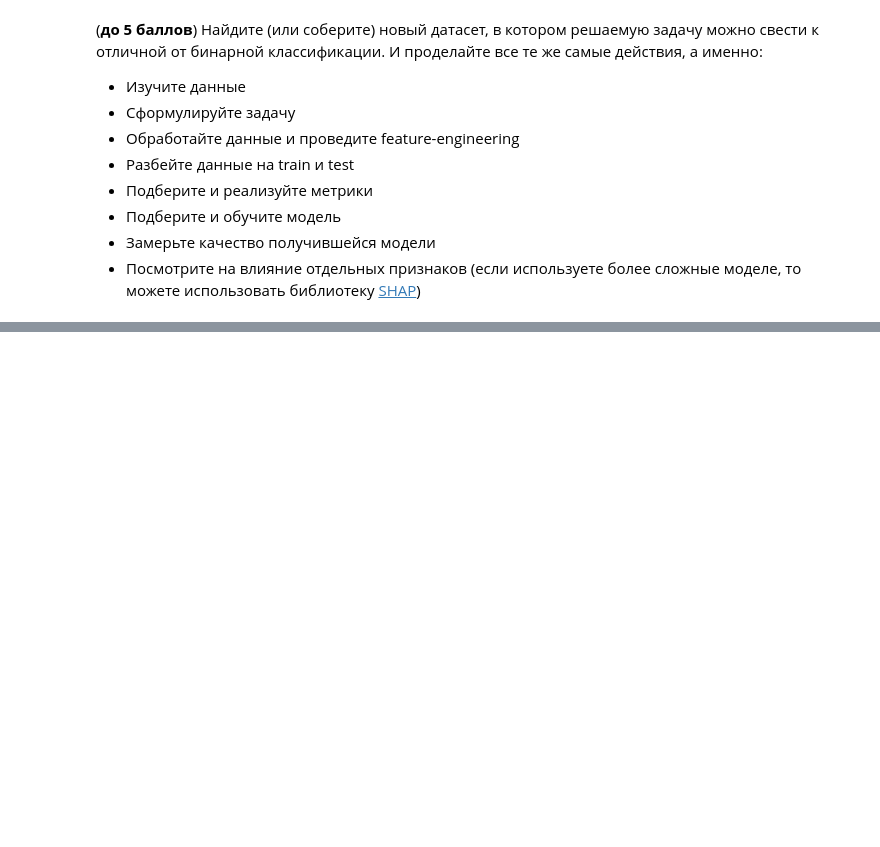
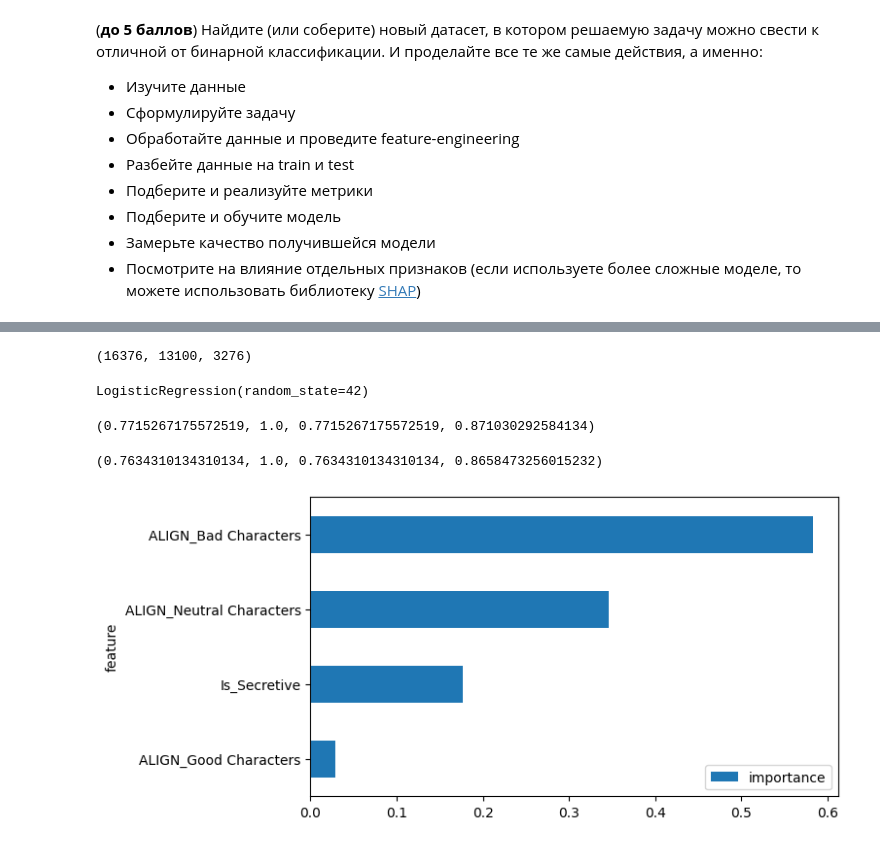
Before and after one commit to Grandher/MLabs-IIS-lessons_python, a Jupyter notebook: Task5/6_ml_classic.ipynb, the cells around one changed output, grey strips where cells are left out. Drawn from its saved outputs; the diff is of its cells as text; code cells hidden in the pictures; blank space fills up the shorter version.

```diff
--- a/Task5/6_ml_classic.ipynb
+++ b/Task5/6_ml_classic.ipynb
@@ -392,0 +398,8 @@ Name: Survived, dtype: float64
+# %%
+marvel["Is_Secretive"] = (marvel["ID"] == "Secret Identity").astype(int)
+marvel = pd.get_dummies(marvel, columns=["ALIGN"], prefix="ALIGN")
+
+columns_to_check = ["Is_Secretive", "ALIGN_Bad Characters", "ALIGN_Good Characters", "ALIGN_Neutral Characters", "Is_Alive"]
+marvel.dropna(subset=columns_to_check, inplace=True)
+
+marvel
@@ -392,0 +420,15 @@ Name: Survived, dtype: float64
+# %%
+marvel_train, marvel_test = train_test_split(marvel, test_size=0.2, random_state=42)
+len(marvel), len(marvel_train), len(marvel_test)
+# %% [output]
+(16376, 13100, 3276)
+# %%
+features = [
+    "Is_Secretive", "ALIGN_Bad Characters", "ALIGN_Good Characters", "ALIGN_Neutral Characters"
+]
+target = "Is_Alive"
+# %%
+m_model = LogisticRegression(random_state=42)
+m_model.fit(X=marvel_train[features], y=marvel_train[target])
+# %% [output]
+LogisticRegression(random_state=42)
@@ -392,0 +438,24 @@ Name: Survived, dtype: float64
+# %%
+# train set
+acc = accuracy(y_true=marvel_train["Is_Alive"], y_pred=marvel_train["predict"])
+rec = recall(y_true=marvel_train["Is_Alive"], y_pred=marvel_train["predict"])
+prec = precision(y_true=marvel_train["Is_Alive"], y_pred=marvel_train["predict"])
+f1 = f_score(y_true=marvel_train["Is_Alive"], y_pred=marvel_train["predict"])
+
+acc, rec, prec, f1
+# %% [output]
+(0.7715267175572519, 1.0, 0.7715267175572519, 0.871030292584134)
+# %%
+# test set
+acc = accuracy(y_true=marvel_test["Is_Alive"], y_pred=marvel_test["predict"])
+rec = recall(y_true=marvel_test["Is_Alive"], y_pred=marvel_test["predict"])
+prec = precision(y_true=marvel_test["Is_Alive"], y_pred=marvel_test["predict"])
+f1 = f_score(y_true=marvel_test["Is_Alive"], y_pred=marvel_test["predict"])
+
+acc, rec, prec, f1
+# %% [output]
+(0.7634310134310134, 1.0, 0.7634310134310134, 0.8658473256015232)
+# %%
+plot_feat_importance(model=m_model, abs_coefs=True)
+# %% [output]
+[figure, added]
```
Also changed, not shown: parts of 19 cells of this notebook.
